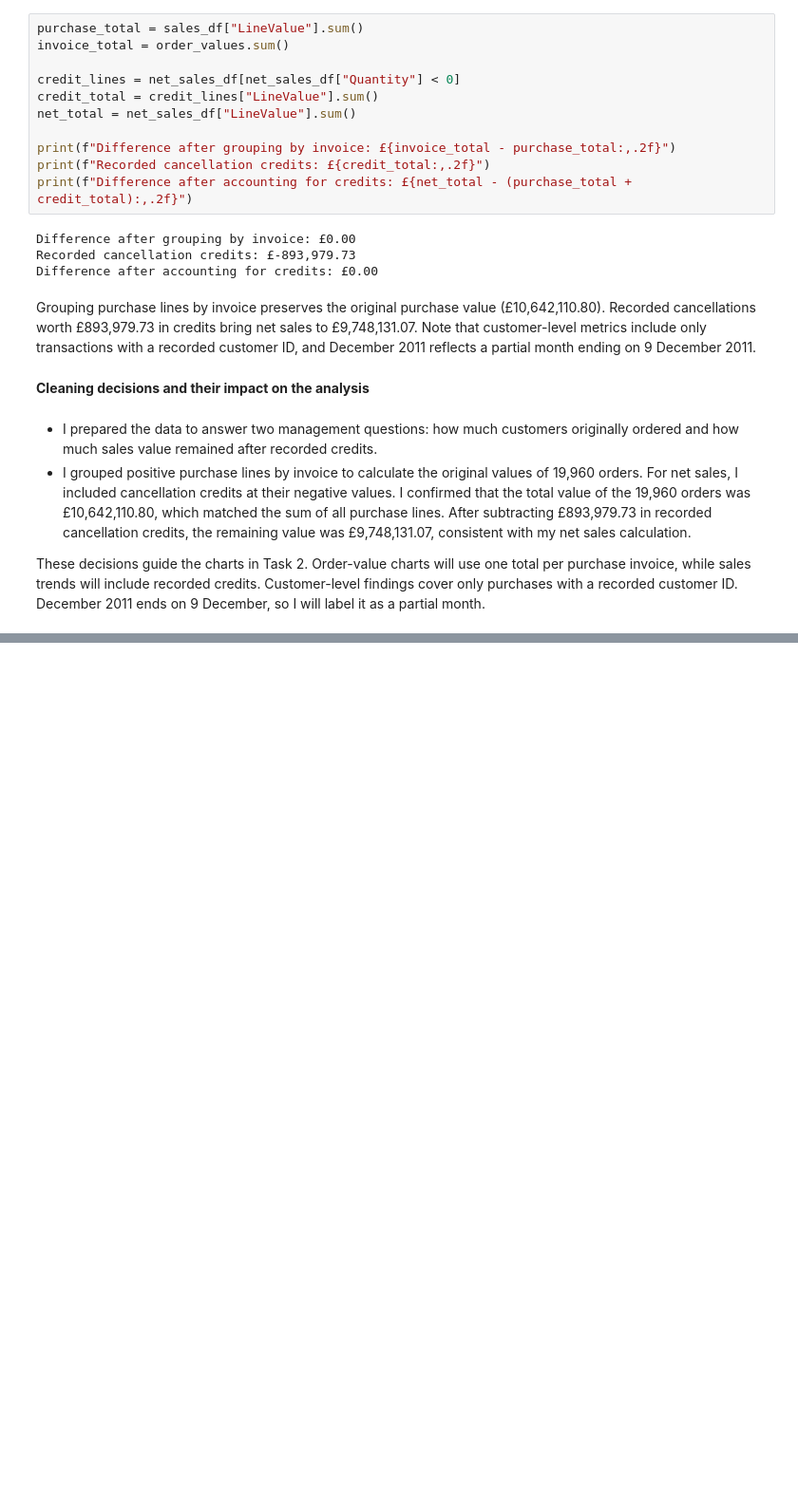
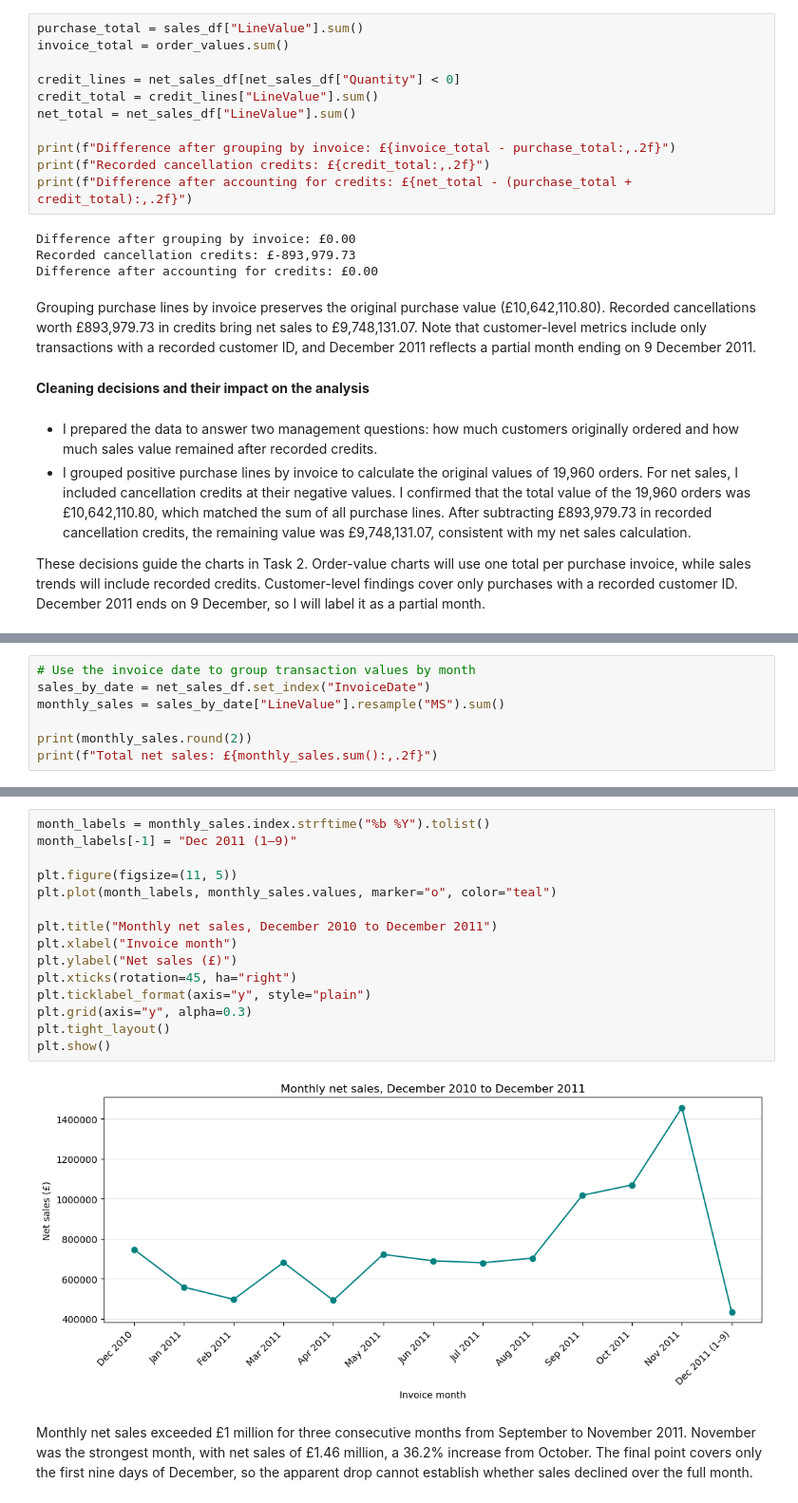
Before and after one commit to SelimBoujnah/CA-2-Data-visualisation-and-communication, a Jupyter notebook: CA CODE .ipynb, the cells around one changed output, grey strips where cells are left out. Shown at 95% size. Drawn from its saved outputs; the diff is of its cells as text; blank space fills up the shorter version.

Commit message:
EDA and line chart
line chart reflecting monthly net sales from december 2010 to december 2011

```diff
--- a/CA CODE .ipynb
+++ b/CA CODE .ipynb
@@ -335,0 +344,7 @@ These decisions guide the charts in Task 2. Order-value charts will use one tota
+# %%
+# Use the invoice date to group transaction values by month
+sales_by_date = net_sales_df.set_index("InvoiceDate")
+monthly_sales = sales_by_date["LineValue"].resample("MS").sum()
+
+print(monthly_sales.round(2))
+print(f"Total net sales: £{monthly_sales.sum():,.2f}")
@@ -335,0 +368,19 @@ These decisions guide the charts in Task 2. Order-value charts will use one tota
+# %%
+month_labels = monthly_sales.index.strftime("%b %Y").tolist()
+month_labels[-1] = "Dec 2011 (1–9)"
+
+plt.figure(figsize=(11, 5))
+plt.plot(month_labels, monthly_sales.values, marker="o", color="teal")
+
+plt.title("Monthly net sales, December 2010 to December 2011")
+plt.xlabel("Invoice month")
+plt.ylabel("Net sales (£)")
+plt.xticks(rotation=45, ha="right")
+plt.ticklabel_format(axis="y", style="plain")
+plt.grid(axis="y", alpha=0.3)
+plt.tight_layout()
+plt.show()
+# %% [output]
+[figure, added]
+# %% [markdown]
+Monthly net sales exceeded £1 million for three consecutive months from September to November 2011. November was the strongest month, with net sales of £1.46 million, a 36.2% increase from October. The final point covers only the first nine days of December, so the apparent drop cannot establish whether sales declined over the full month.
```
Also changed, not shown: parts of 2 cells of this notebook.
